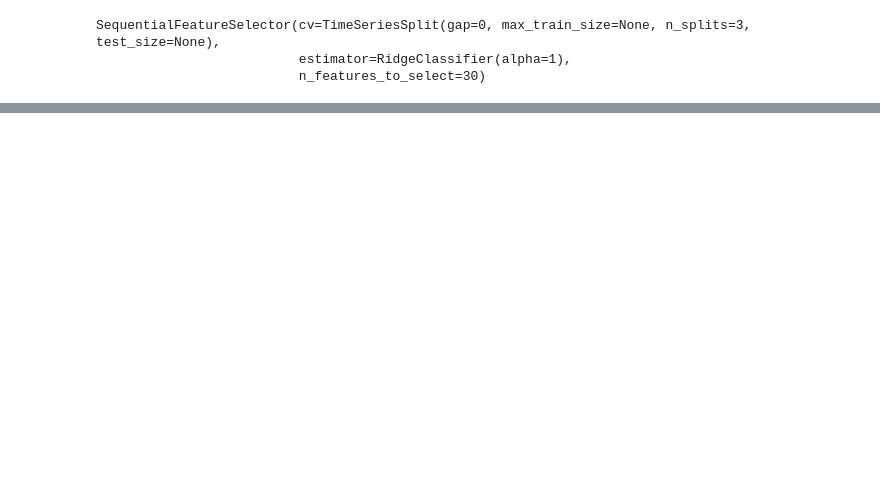
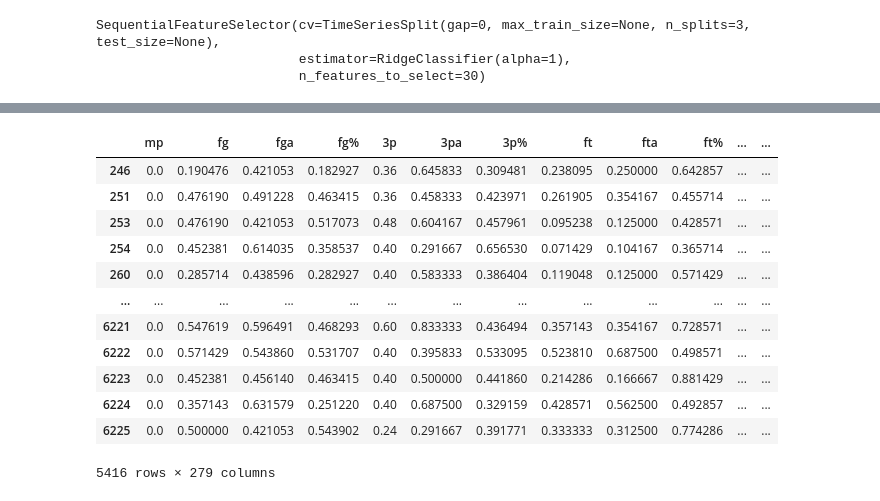
Before and after one commit to VincentGordon-Data-Analyst/NBA_Final_Score_Predictions, a Jupyter notebook: predictive.ipynb, the cells around one changed output, grey strips where cells are left out. Drawn from its saved outputs; the diff is of its cells as text; code cells hidden in the pictures; blank space fills up the shorter version.

```diff
--- a/predictive.ipynb
+++ b/predictive.ipynb
@@ -275,7 +350,7 @@ def shift_col(team, col_name):
     return next_col
 
 def add_col(df, col_name):
-    return df.groupby("team", group_keys=False).apply(lambda x: shift(x, col_name))
+    return df.groupby("team", group_keys=False).apply(lambda x: shift_col(x, col_name))
 
 df["home_next"] = add_col(df, "home")
 df["team_opp_next"] = add_col(df, "team_opp")
@@ -283,5 +374,21 @@ df["date_next"] = add_col(df, "date")
 # %%
 df = df.copy()
+# %%
+df
+# %% [output]
+|  | mp | fg | fga | fg% | 3p | 3pa | 3p% | ft | fta | ft% | ... | ... |
+| 246 | 0.0 | 0.190476 | 0.421053 | 0.182927 | 0.36 | 0.645833 | 0.309481 | 0.238095 | 0.250000 | 0.642857 | ... | ... |
+| 251 | 0.0 | 0.476190 | 0.491228 | 0.463415 | 0.36 | 0.458333 | 0.423971 | 0.261905 | 0.354167 | 0.455714 | ... | ... |
+| 253 | 0.0 | 0.476190 | 0.421053 | 0.517073 | 0.48 | 0.604167 | 0.457961 | 0.095238 | 0.125000 | 0.428571 | ... | ... |
+| 254 | 0.0 | 0.452381 | 0.614035 | 0.358537 | 0.40 | 0.291667 | 0.656530 | 0.071429 | 0.104167 | 0.365714 | ... | ... |
+| 260 | 0.0 | 0.285714 | 0.438596 | 0.282927 | 0.40 | 0.583333 | 0.386404 | 0.119048 | 0.125000 | 0.571429 | ... | ... |
+| ... | ... | ... | ... | ... | ... | ... | ... | ... | ... | ... | ... | ... |
+| 6221 | 0.0 | 0.547619 | 0.596491 | 0.468293 | 0.60 | 0.833333 | 0.436494 | 0.357143 | 0.354167 | 0.728571 | ... | ... |
+| 6222 | 0.0 | 0.571429 | 0.543860 | 0.531707 | 0.40 | 0.395833 | 0.533095 | 0.523810 | 0.687500 | 0.498571 | ... | ... |
+| 6223 | 0.0 | 0.452381 | 0.456140 | 0.463415 | 0.40 | 0.500000 | 0.441860 | 0.214286 | 0.166667 | 0.881429 | ... | ... |
+| 6224 | 0.0 | 0.357143 | 0.631579 | 0.251220 | 0.40 | 0.687500 | 0.329159 | 0.428571 | 0.562500 | 0.492857 | ... | ... |
+| 6225 | 0.0 | 0.500000 | 0.421053 | 0.543902 | 0.24 | 0.291667 | 0.391771 | 0.333333 | 0.312500 | 0.774286 | ... | ... |
+5416 rows × 279 columns
 # %%
 full = df.merge(
     df[rolling_cols + ["team_opp_next", "date_next", "team"]],
```
Also changed, not shown: parts of 27 cells of this notebook, 2 other files.
